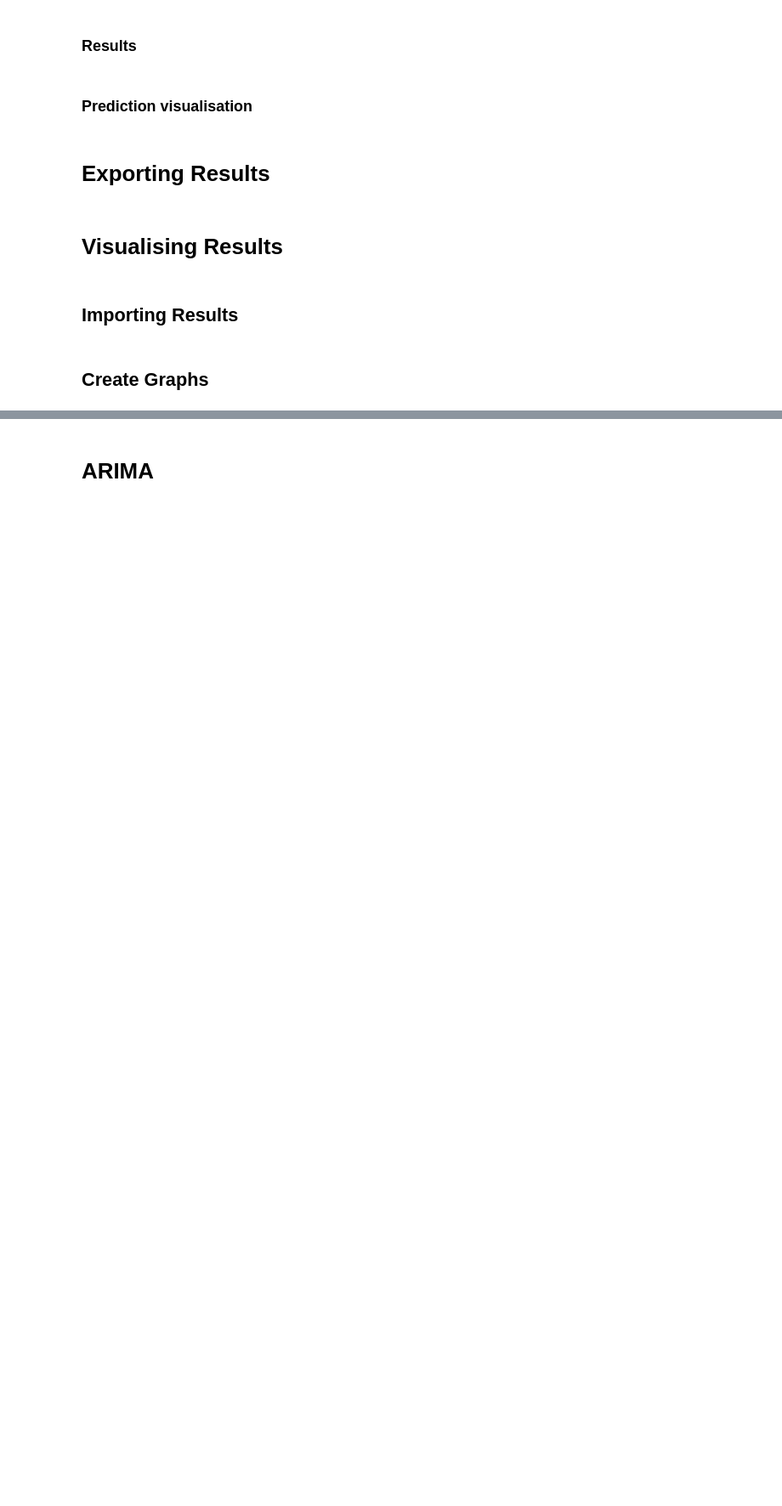
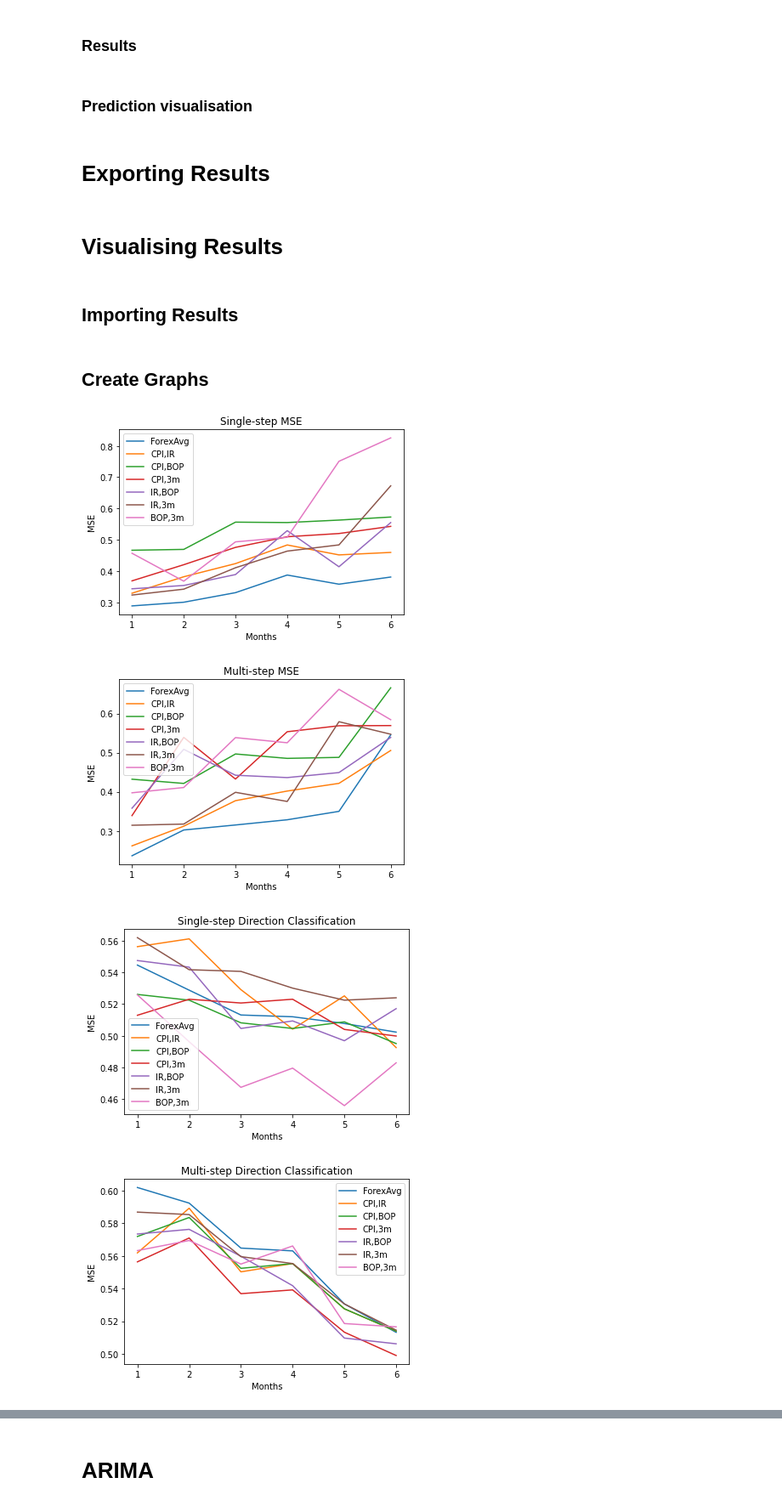
Before and after one commit to robLaing2/Forex_ANN_Forecasting, a Jupyter notebook: ForexAnnEnvironment.ipynb, the cells around one changed output, grey strips where cells are left out. Shown at 85% size. Saved outputs shown, nothing was run; the diff lists cells and outputs as text; code cells hidden in the pictures; blank space fills up the shorter version.

```diff
--- a/ForexAnnEnvironment.ipynb
+++ b/ForexAnnEnvironment.ipynb
@@ -1073,10 +1071,11 @@ models = []
 results = []
 dataTrainMulti = []
 
+# Train a model for each time period fold
 for x in range(1, FOLDS):
 
+    # Get the start and end indices of the data to be traied on
     valIndex = fold_locations[x]
-    valIndexB = fold_locations[x-1]
 
     multiStepModel = multiStepLSTM()
 
@@ -1085,20 +1084,21 @@ for x in range(1, FOLDS):
     else:
         endIndex = fold_locations[x+1]
 
-    xTrainMulti, yTrainMulti = multiStepDataSplit(dataSet, target, valIndexB, valIndex, HISTORY_STEPS, FUTURE_STEPS)
-    xValMulti, yValMulti = multiStepDataSplit(dataSet, target, valIndex, None, HISTORY_STEPS, FUTURE_STEPS)
+    # Get the features and labels for both training and validation data
+    xTrainMulti, yTrainMulti = multiStepDataSplit(dataSet, target, 0, valIndex, HISTORY_STEPS, FUTURE_STEPS)
+    xValMulti, yValMulti = multiStepDataSplit(dataSet, target, valIndex, endIndex, HISTORY_STEPS, FUTURE_STEPS)
 
+    # Batch data into the correct format
     dataTrainMulti = tf.data.Dataset.from_tensor_slices((xTrainMulti, yTrainMulti))
     dataTrainMulti = dataTrainMulti.cache().batch(BATCH_SIZE).repeat()
-
     dataValMulti = tf.data.Dataset.from_tensor_slices((xValMulti, yValMulti))
     dataValMulti = dataValMulti.batch(BATCH_SIZE).repeat()
 
     print("--------------------- Model", "%d/%d --------------------------" % (x, FOLDS - 1))
 
     steps_per = math.floor(len(xTrainMulti)/BATCH_SIZE)
-    print(steps_per)
 
+    # Train the models
     result = multiStepModel.fit(dataTrainMulti, epochs=EPOCHS, steps_per_epoch=steps_per,
                         validation_data=dataValMulti, validation_steps=50)
 
@@ -1513,7 +1522,8 @@ importAllWorksheets()
 # %%
 months = [1,2,3,4,5,6]
 
-
+# Display the results of data which has a result for each month
+# This can be fed both MSE and direction data
 def monthGraph(data, labels, xLabel, yLabel, title):
 
     x = months
@@ -1531,6 +1541,7 @@ def monthGraph(data, labels, xLabel, yLabel, title):
     plt.savefig('mse2.png')
     plt.show()
 
+# Function to produce bar chart, seperating single and multi-step
 def guessBarChart(data1, data2, labels, title, threshold):
 
     x = np.arange(len(labels))
@@ -1540,14 +1551,13 @@ def guessBarChart(data1, data2, labels, title, threshold):
     rects1 = ax.bar(x - width/2, data1, width, label='Single-Step')
     rects2 = ax.bar(x + width/2, data2, width, label='Multi-step')
     ax.plot([-0.35, 7.35], [threshold, threshold], "k--")
-    # Add some text for labels, title and custom x-axis tick labels, etc.
     ax.set_ylabel('Classification')
     ax.set_title(title)
     ax.set_xticks(x)
     ax.set_xticklabels(labels)
     ax.legend()
 
-
+# Function to produce bar chart, seperating best and relaxed guess
 def guessBarChart1(data1, data2, labels, title, threshold):
 
     x = np.arange(len(labels))
@@ -1556,8 +1566,8 @@ def guessBarChart1(data1, data2, labels, title, threshold):
     fig, ax = plt.subplots()
     rects1 = ax.bar(x - width/2, data1, width, label='Best Guess')
     rects2 = ax.bar(x + width/2, data2, width, label='Relaxed Guess')
-    ax.plot([-0.35, 7.35], [(1/6), (1/6)], "k--")
-    ax.plot([-0.35, 7.35], [(1/3), (1/3)], "k--")
+    ax.plot([-0.35, 6.35], [(1/6), (1/6)], "k--")
+    ax.plot([-0.35, 6.35], [(1/3), (1/3)], "k--")
     ax.set_ylabel('Classification')
     ax.set_title(title)
     ax.set_xticks(x)
@@ -1565,7 +1575,7 @@ def guessBarChart1(data1, data2, labels, title, threshold):
     ax.legend()
     plt.savefig('guess.png')
 
-
+# Function used to get the data ready to be put it in a line graph
 def getLineData(mseSingleIndices,msesMultiIndices,dirSingleIndices,
                 dirMultiIndices,labels, xLabel, yLabel, title):
 
@@ -1583,7 +1593,7 @@ def getLineData(mseSingleIndices,msesMultiIndices,dirSingleIndices,
 
     monthGraph(data,labels,xLabel,yLabel,title)
 
-
+# Function used to get the data ready to be put into a bar chart
 def getBarData(singleIndices, multiIndices, labels):
 
     bestGuess = []
@@ -1601,7 +1611,7 @@ def getBarData(singleIndices, multiIndices, labels):
     guessBarChart1(bestGuess, relaxedGuess, labels,'', 0)
 
 
-
+# Function to create line graph for single dataset passed to it
 def createMonthGraphs(indices, data, xLabel, yLabel, title):
 
     data = [data[x] for x in indices]
@@ -1610,7 +1620,7 @@ def createMonthGraphs(indices, data, xLabel, yLabel, title):
     monthGraph(data, labels,'Months','MSE',title)
 
 
-
+# Function to create line graphs for all dataset indices passed to it
 def createAllMonthGraphs(indices):
 
     createMonthGraphs(indices, msesSingleAll, 'Months', 'MSE','Single-step MSE')
@@ -1619,42 +1629,65 @@ def createAllMonthGraphs(indices):
     createMonthGraphs(indices, dirSingleAll, 'Months', 'Classification', 'Single-step Direction Classification')
     createMonthGraphs(indices, dirMultiAll, 'Months', 'Classification', 'Multi-step Direction Classification')
 
-
+# Function to create bar charts for all dataset indicies passed to it
 def createBarCharts(indices):
 
     labels = [titles[x] for x in indices]
     data1 = [bestGuessSingle[x] for x in indices]
     data2 = [bestGuessMulti[x] for x in indices]
     data3 = [relaxedGuessSingle[x] for x in indices]
     data4 = [relaxedGuessMulti[x] for x in indices]
 
     guessBarChart1(data1, data3, labels,'Single-step month Classification', (1/6))
     guessBarChart1(data2, data4, labels,'Multi-step month Classification', (1/3))
 
+# Set of indicies for economic data being tested by themselves
+indicies = [2,3,4,5,7,9,11,13]
+# Set of indicies for tests using multiple datasets
+#indicies = [2,14,15,16,17,18,19]
 
-#economicindices = [2,3,4,5,7,9,11,13]
-nextIndices = [2,14,15,16,17,18,19]
-
-createAllMonthGraphs(nextIndices)
-createBarCharts(nextIndices)
+createAllMonthGraphs(indicies)
+createBarCharts(indicies)
 
 #indices = [2,3,4,5,7,9,11,13]
 #labels = [titles[x] for x in indices]
 
+bestGuess = []
 
+si = [0,2]
+bs = [bestGuessSingle[x] for x in si]
+bm = [bestGuessMulti[x] for x in [2]]
+rg = [relaxedGuessSingle[x] for x in si]
+rm = [relaxedGuessMulti[x] for x in [2]]
+
+data1 = bs + bm
+data2 = rg + rm
+labels = ['ARIMA', 'Forex: SS', 'Forex: MS']
+
+#guessBarChart1(data1, data2, labels, 'Best Guess Classification', (1/6))
 
 #guessBarChart1(bestGuessSingle, relaxedGuessSingle, ,'Single-step Direction classification', (1/6))
 #guessBarChart1(bestGuessMulti, relaxedGuessMulti, 'Multi-step Direction classification', (1/3))
 
 
 #bestGuessMulti
 #getLineData(data, economicIndices,[],[],titles[economicIndices],'Months','MSE','MSE')
 
 
 #monthGraph(msesSingleAll,'Months','MSE','MSE Single-step')
 #monthGraph(msesMultiAll,'Months','MSE','MSE Multi-step')
 #monthGraph(dirSingleAll,'Months','Classification','Classification Single-step')
 #monthGraph(dirMultiAll,'Months','Classification','Classification Multi-step')
 
+
+
+
+
+
 #guessBarChart(bestGuessSingle, bestGuessMulti, 'Best Guess Classification', (1/6))
 #guessBarChart(relaxedGuessSingle, relaxedGuessMulti, 'Relaxed Guess Classification', (1/3))
+# %% [output]
+[figure, added]
+[figure, added]
+[figure, added]
+[figure, added]
```
Also changed, not shown: parts of 12 cells of this notebook.
